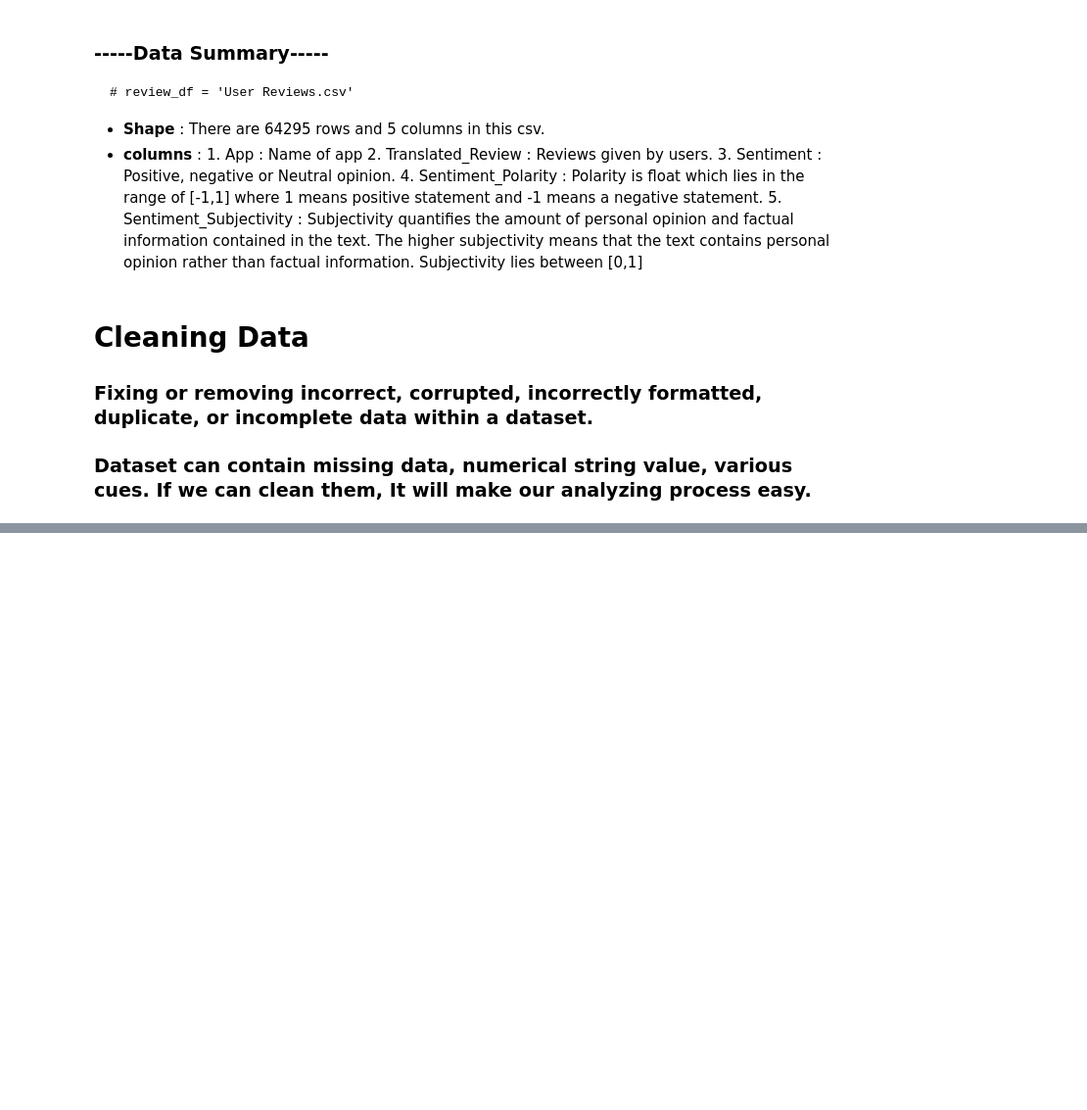
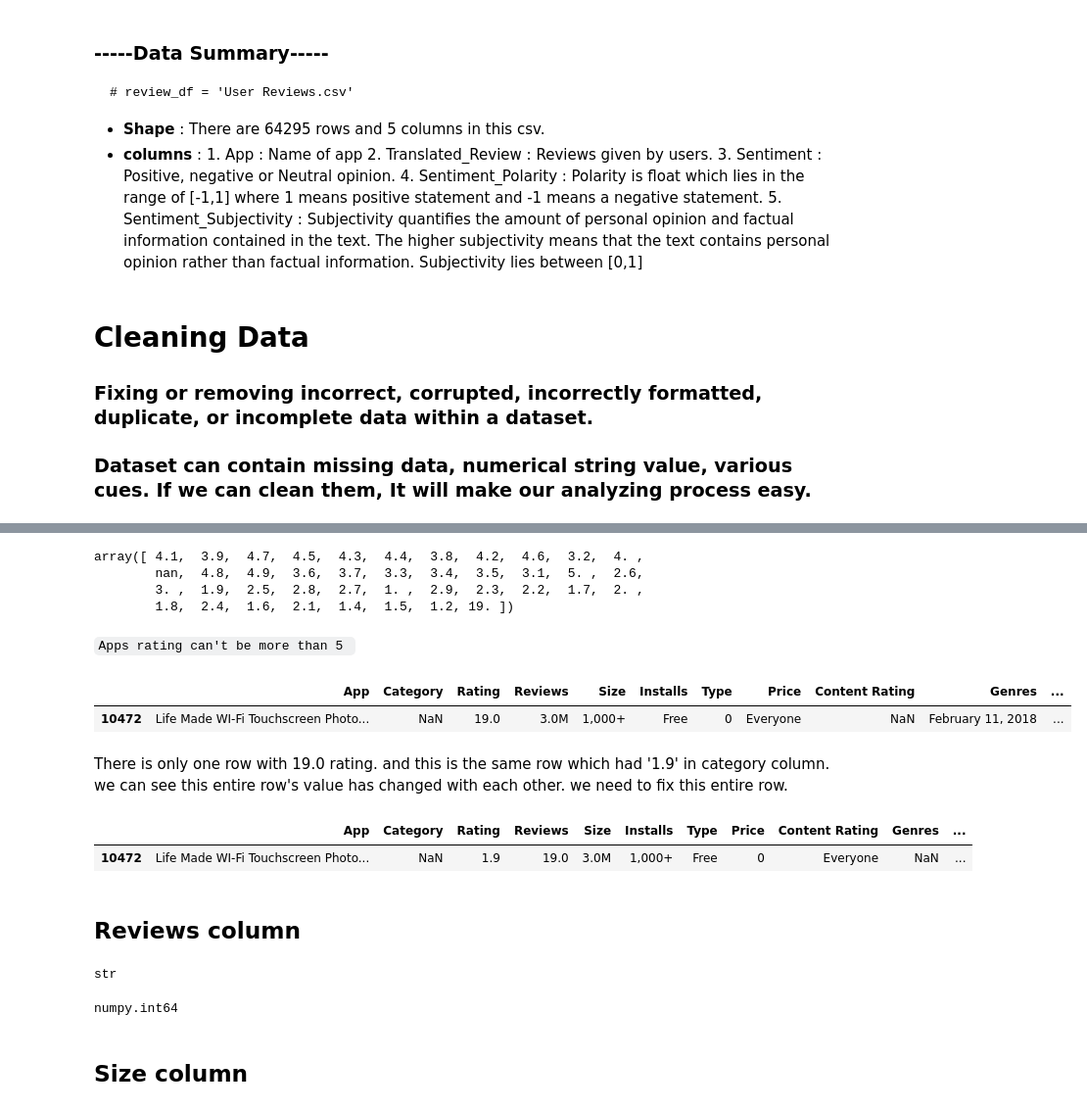
Before and after one commit to kuldeep-sngh/Play-Store-App-Review-Analysis, a Jupyter notebook: Play_Store_App_Review_Analysis_colab_notebook.ipynb, the cells around one changed output, grey strips where cells are left out. Shown: that part at 98% size. Saved outputs shown, nothing was run; the diff lists cells and outputs as text; code cells hidden in the pictures; blank space fills up the shorter version.

```diff
--- a/Play_Store_App_Review_Analysis_colab_notebook.ipynb
+++ b/Play_Store_App_Review_Analysis_colab_notebook.ipynb
@@ -201,0 +246,3 @@ review_df.tail()
+# %%
+# Replace '1.9' with NaN
+playstore_df.loc[playstore_df['Category'] == '1.9' , ['Category']] = playstore_df.loc[playstore_df['Category'] == '1.9' , ['Category']].replace('1.9' , np.nan)
@@ -201,0 +274,21 @@ review_df.tail()
+# %%
+# get unique values
+playstore_df['Rating'].unique()
+# %% [output]
+array([ 4.1,  3.9,  4.7,  4.5,  4.3,  4.4,  3.8,  4.2,  4.6,  3.2,  4. ,
+        nan,  4.8,  4.9,  3.6,  3.7,  3.3,  3.4,  3.5,  3.1,  5. ,  2.6,
+        3. ,  1.9,  2.5,  2.8,  2.7,  1. ,  2.9,  2.3,  2.2,  1.7,  2. ,
+        1.8,  2.4,  1.6,  2.1,  1.4,  1.5,  1.2, 19. ])
+# %% [markdown]
+`Apps rating can't be more than 5 `
+# %%
+# get rows having 19 rating
+playstore_df.loc[playstore_df['Rating'] == 19]
+# %% [output]
+|  | App | Category | Rating | Reviews | Size | Installs | Type | Price | Content Rating | Genres | ... |
+| 10472 | Life Made WI-Fi Touchscreen Photo... | NaN | 19.0 | 3.0M | 1,000+ | Free | 0 | Everyone | NaN | February 11, 2018 | ... |
+# %% [markdown]
+There is only one row with 19.0 rating. and
+this is the same row which had '1.9' in category column.
+we can see this entire row's value has changed with each other.
+we need to fix this entire row.
@@ -201,0 +302,12 @@ review_df.tail()
+# %%
+playstore_df.loc[playstore_df['App'] == 'Life Made WI-Fi Touchscreen Photo Frame']
+# %% [output]
+|  | App | Category | Rating | Reviews | Size | Installs | Type | Price | Content Rating | Genres | ... |
+| 10472 | Life Made WI-Fi Touchscreen Photo... | NaN | 1.9 | 19.0 | 3.0M | 1,000+ | Free | 0 | Everyone | NaN | ... |
+# %% [markdown]
+## Reviews column
+# %%
+# check data type
+type(playstore_df.Reviews.iloc[0])
+# %% [output]
+str
@@ -201,0 +317,7 @@ review_df.tail()
+# %%
+# check data type again
+type(playstore_df.Reviews.iloc[555])
+# %% [output]
+numpy.int64
+# %% [markdown]
+## Size column
```
Also changed, not shown: parts of 32 cells of this notebook.
